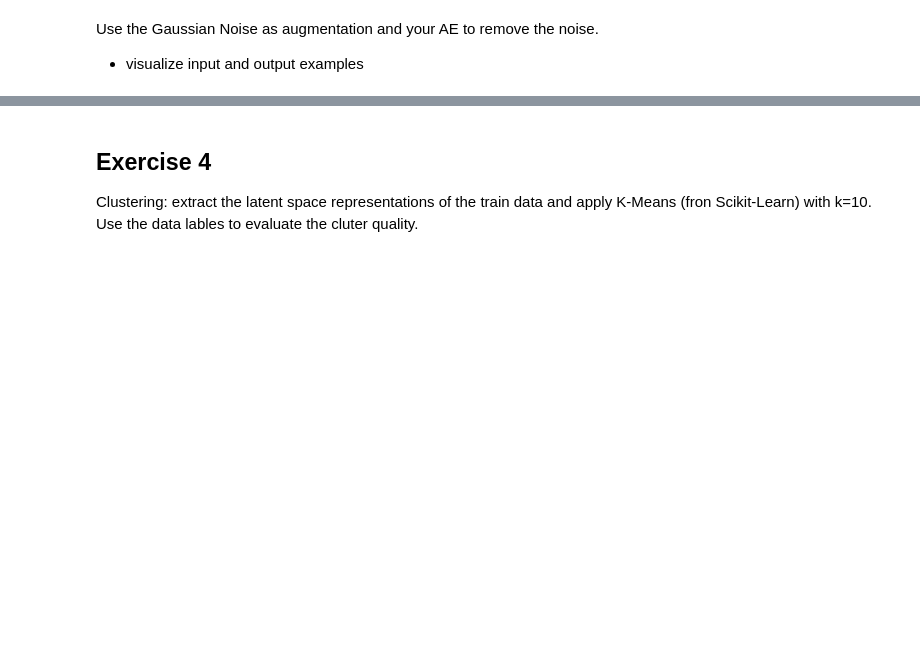
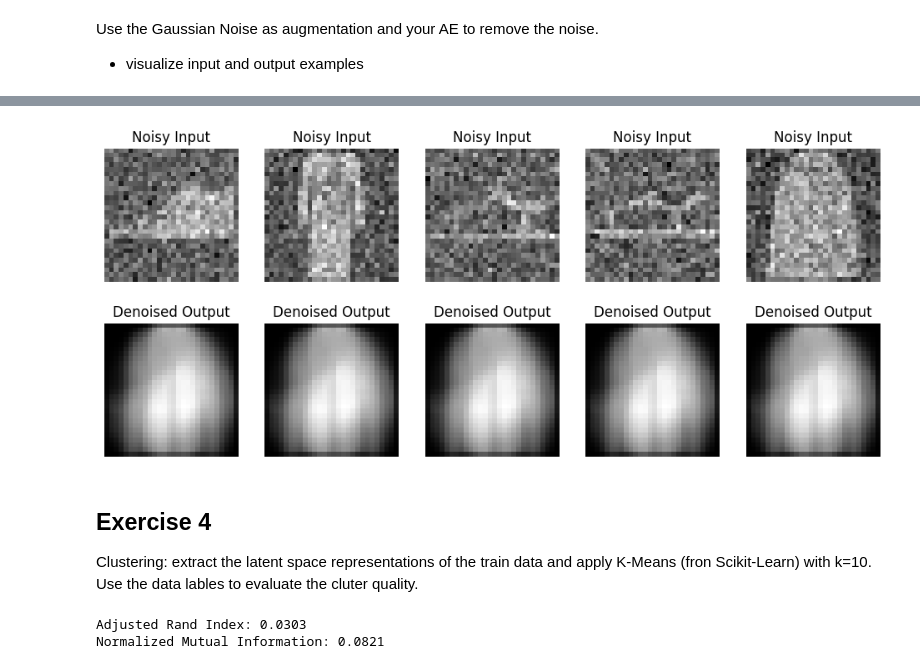
Before and after one commit to Ambos14/DeepLearning25, a Jupyter notebook: week_8/Assignment_AE_MNIST.ipynb, the cells around one changed output, grey strips where cells are left out. Saved outputs shown, nothing was run; the diff lists cells and outputs as text; code cells hidden in the pictures; blank space fills up the shorter version.

```diff
--- a/week_8/Assignment_AE_MNIST.ipynb
+++ b/week_8/Assignment_AE_MNIST.ipynb
@@ -40,7 +40,6 @@ train_transform = v2.Compose([
     v2.RandomRotation(degrees=45),
     v2.RandomResizedCrop(size=(28, 28), scale=(0.8, 1.2)),
     v2.RandomAffine(degrees=0, translate=(0.1, 0.1), scale=(0.8, 1.2)),
-    v2.RGB()
     v2.ToTensor()  # Am Ende: immer in Tensor umwandeln!
 
 ])
@@ -70,7 +82,7 @@ Use the Gaussian Noise as augmentation and your AE to remove the noise.
 * visualize input and output examples
 # %%
 class AddGaussianNoise(object):
-    def __init__(self, mean=0., std=1.):
+    def __init__(self, mean=0., std=0.4):
         self.std = std
         self.mean = mean
 
@@ -81,0 +144,18 @@ class AddGaussianNoise(object):
+# %%
+num_epochs = 1
+
+for epoch in range(num_epochs):
+    model.train()
+    running_loss = 0
+    for (noisy_imgs, _), (clean_imgs, _) in zip(loader_noisy, loader_clean):
+        noisy_imgs = noisy_imgs.to(device)
+        clean_imgs = clean_imgs.to(device)
+
+        optimizer.zero_grad()
+        outputs = model(noisy_imgs)
+        loss = criterion(outputs, clean_imgs)
+        loss.backward()
+        optimizer.step()
+
+        running_loss += loss.item()
+    print(f"Epoch {epoch+1}, Loss: {running_loss / len(loader_noisy):.4f}")
@@ -82,3 +164,59 @@ class AddGaussianNoise(object):
+# %%
+model.eval()
+noisy_imgs, _ = next(iter(loader_noisy))
+noisy_imgs = noisy_imgs.to(device)
+
+with torch.no_grad():
+    denoised = model(noisy_imgs)
+
+# 5 Beispiele anzeigen
+fig, axes = plt.subplots(2, 5, figsize=(12, 5))
+for i in range(5):
+    axes[0, i].imshow(noisy_imgs[i].cpu().squeeze(), cmap='gray')
+    axes[0, i].set_title('Noisy Input')
+    axes[0, i].axis('off')
+
+    axes[1, i].imshow(denoised[i].cpu().squeeze(), cmap='gray')
+    axes[1, i].set_title('Denoised Output')
+    axes[1, i].axis('off')
+
+plt.show()
+# %% [output]
+[figure, added]
 # %% [markdown]
 ## Exercise 4
 Clustering: extract the latent space representations of the train data and apply K-Means (fron Scikit-Learn) with k=10. Use the data lables to evaluate the cluter quality.
+# %%
+from sklearn.cluster import KMeans
+from sklearn.metrics import adjusted_rand_score, normalized_mutual_info_score
+import torch
+
+# 1. Latente Repräsentationen holen (Batch für Batch)
+latent_vectors = []
+true_labels = []
+
+model.eval()
+with torch.no_grad():
+    for inputs, labels in train_loader:
+        inputs = inputs.to(device)
+        # Encoder output (z.B. mit model.encoder())
+        latents = model.encoder(inputs)
+        latent_vectors.append(latents.cpu())
+        true_labels.append(labels)
+
+latent_vectors = torch.cat(latent_vectors).numpy()
+true_labels = torch.cat(true_labels).numpy()
+
+# 2. KMeans Clustering
+kmeans = KMeans(n_clusters=10, random_state=42)
+cluster_labels = kmeans.fit_predict(latent_vectors)
+
+# 3. Qualität messen
+ari = adjusted_rand_score(true_labels, cluster_labels)
+nmi = normalized_mutual_info_score(true_labels, cluster_labels)
+
+print(f"Adjusted Rand Index: {ari:.4f}")
+print(f"Normalized Mutual Information: {nmi:.4f}")
+# %% [output]
+Adjusted Rand Index: 0.0303
+Normalized Mutual Information: 0.0821
```
Also changed, not shown: parts of 5 cells of this notebook.
